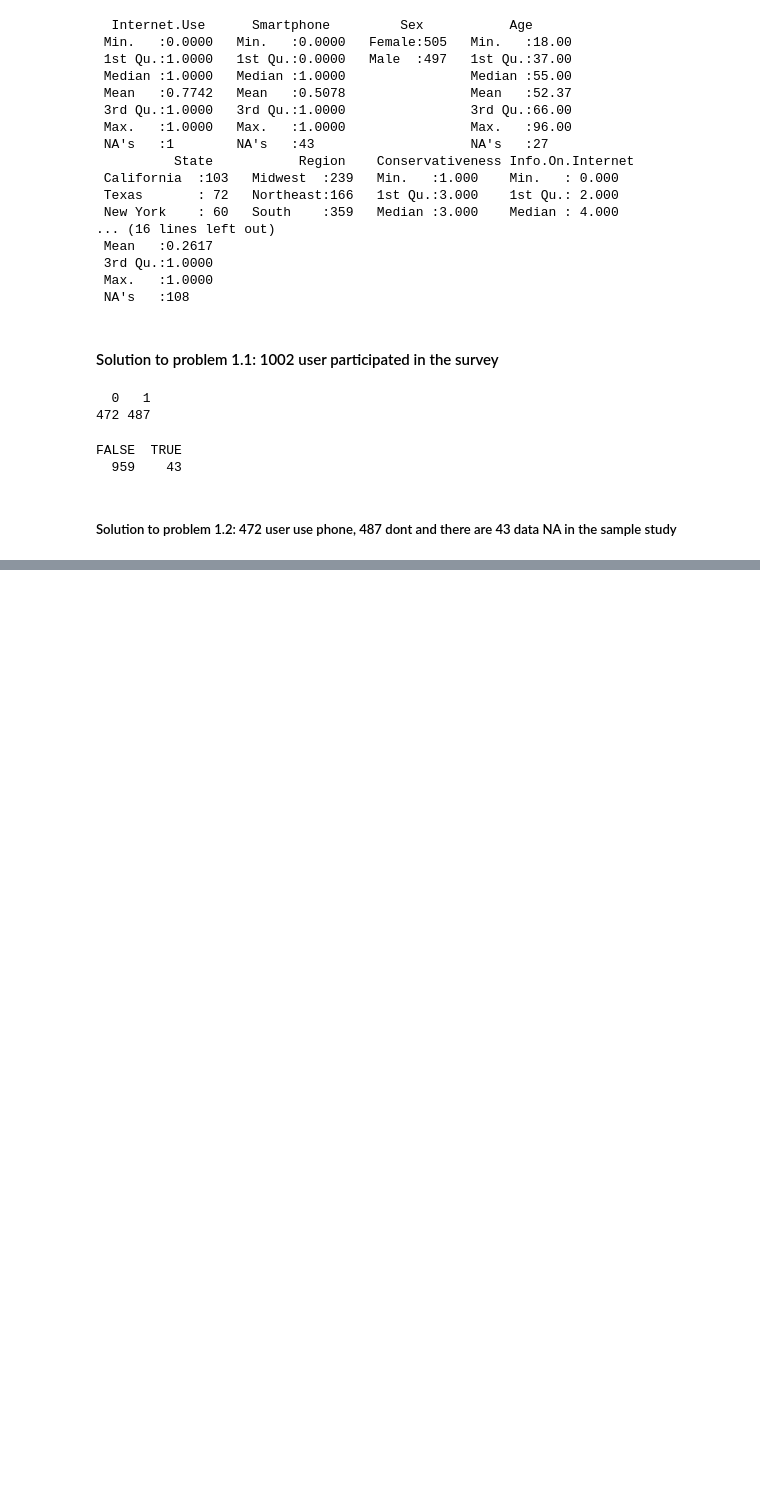
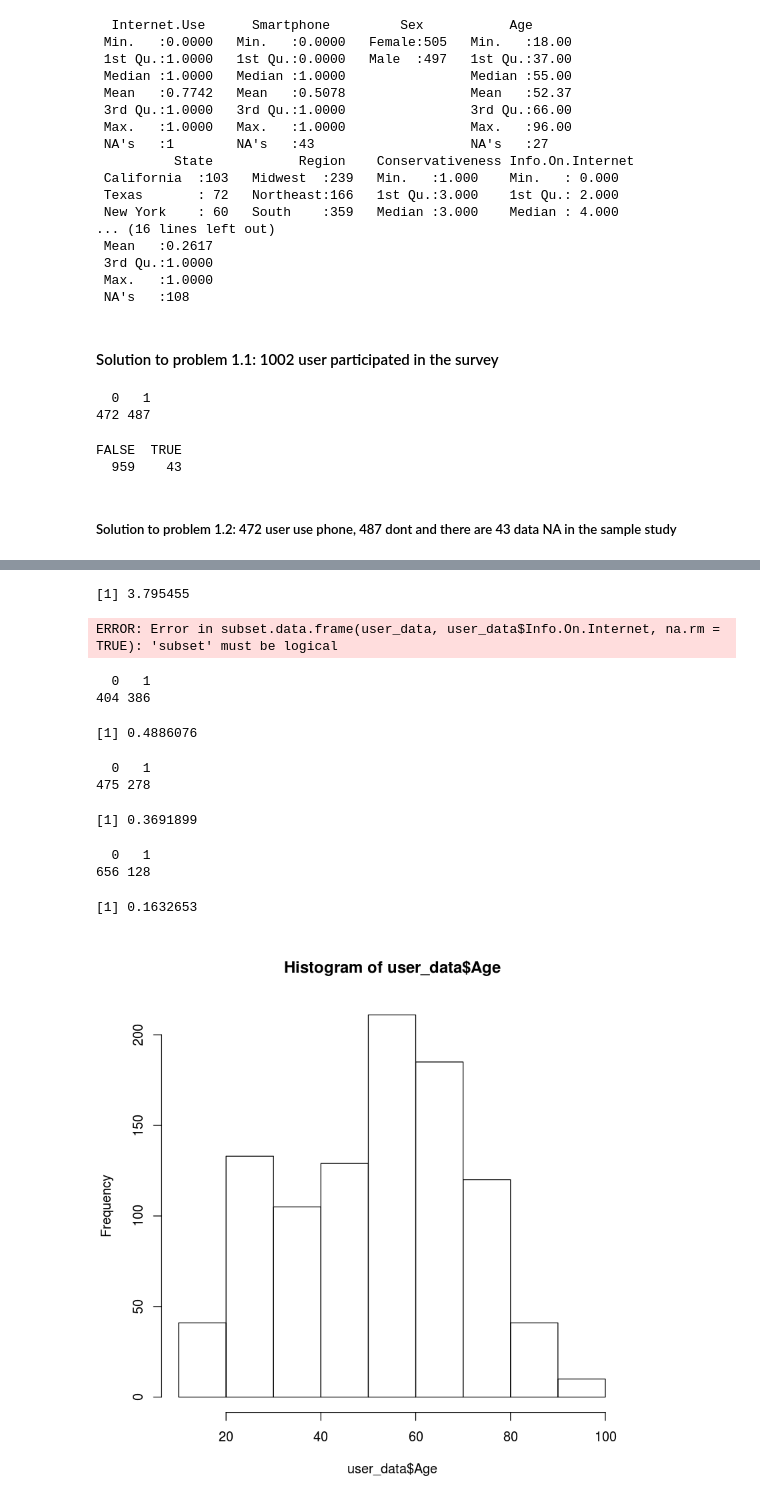
Before and after one commit to basic-bgnr/the_analytics_edge, a Jupyter notebook: unit_1_assignment/Exercises4.ipynb, the cells around one changed output, grey strips where cells are left out. Cells and saved outputs as stored; diff of their text form; code cells hidden in the pictures; blank space fills up the shorter version.

```diff
--- a/unit_1_assignment/Exercises4.ipynb
+++ b/unit_1_assignment/Exercises4.ipynb
@@ -82,0 +175,52 @@ Texas
+# %%
+# Solution to problem 3.2
+# mean value of the info available on the internet
+mean(user_data$Info.On.Internet, na.rm=TRUE)
+# %% [output]
+[1] 3.795455
+# %%
+# solution to problem 3.3
+# no of user with 0 info in the internet
+no_user_info_internet = subset(user_data, user_data$Info.On.Internet,na.rm=TRUE)
+nrow(no_user_info_internet)
+
+# no of user with 11 level of info in the internet
+max_user_info_internet = subset(user_data, user_data$Info.On.Internet == 11, na.rm=TRUE)
+nrow(max_user_info_internet)
+# %% [output]
+ERROR: Error in subset.data.frame(user_data, user_data$Info.On.Internet, na.rm = TRUE): 'subset' must be logical
+# %%
+# solution to problem 3.4
+# proportion of people who worry about their information being shared on the internet
+table(user_data$Worry.About.Info)
+386/(386 + 404)
+# %% [output]
+  0   1
+404 386
+[1] 0.4886076
+# %%
+#solution to problem 3.5
+#prop of people who think anonymity is possible
+
+table(user_data$Anonymity.Possible)
+
+278/(475+278)
+# %% [output]
+  0   1
+475 278
+[1] 0.3691899
+# %%
+#solution to problem 3.6
+#proporting of people who tried masking their identity
+
+table(user_data$Tried.Masking.Identity)
+
+128/(656+128)
+# %% [output]
+  0   1
+656 128
+[1] 0.1632653
+# %%
+hist(user_data$Age)
+# %% [output]
+[figure, added]
```
Also changed, not shown: parts of 13 cells of this notebook.
